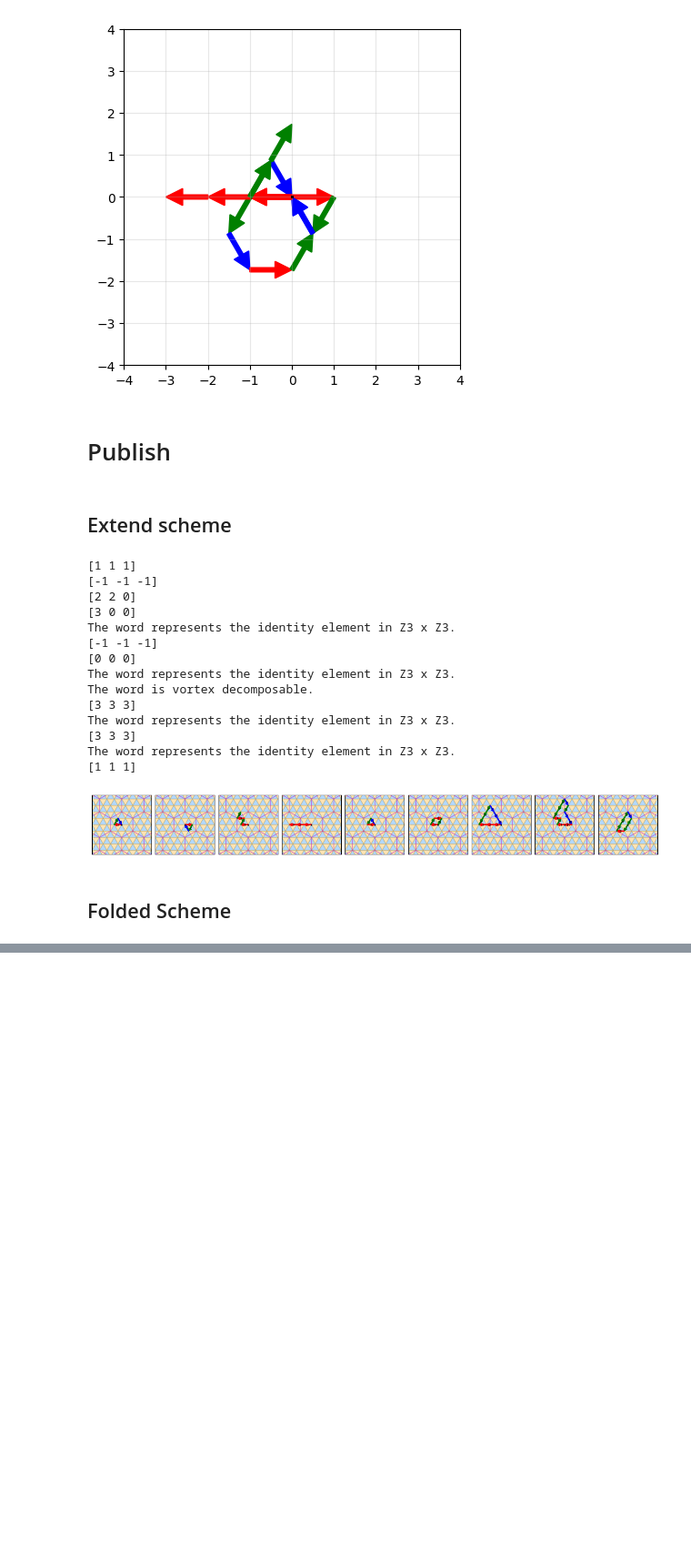
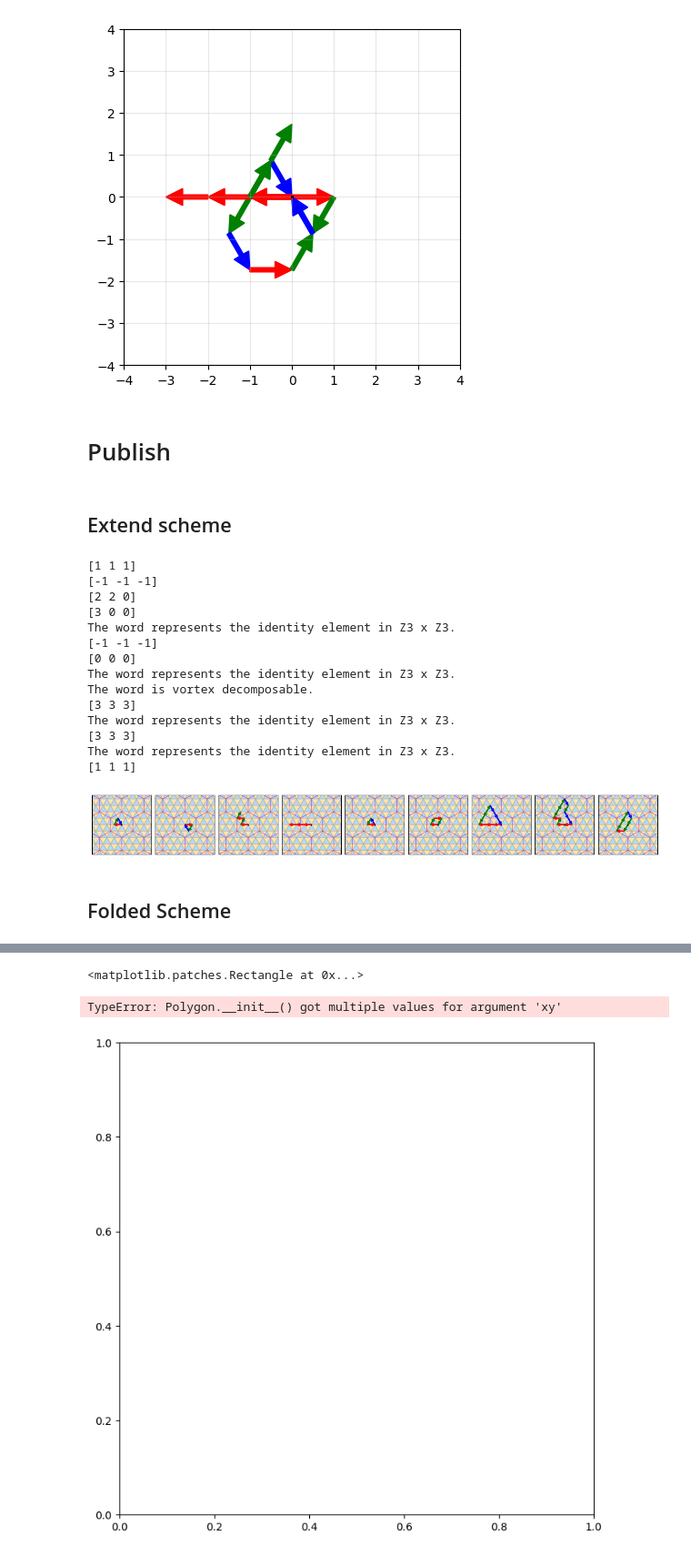
Before and after one commit to Potdooshami/2H_TaSe2_Tc_STM, a Jupyter notebook: E06_boundary_examples.ipynb, the cells around one changed output, grey strips where cells are left out. Shown at 91% size. Drawn from its saved outputs; the diff is of its cells as text; code cells hidden in the pictures; blank space fills up the shorter version.

```diff
--- a/E06_boundary_examples.ipynb
+++ b/E06_boundary_examples.ipynb
@@ -436,0 +498,73 @@ for word in words:
+# %%
+sq
+# %% [output]
+<matplotlib.patches.Rectangle at 0x...>
+# %%
+import numpy as np
+import matplotlib.pyplot as plt
+import matplotlib.patches as patches
+from shapely.geometry import Polygon, box
+
+fig, ax = plt.subplots(figsize=(8, 8))
+
+# 1. Create a Shapely geometry for the Square
+# Rectangle((-5, -5), 10, 10) -> min_x=-5, min_y=-5, max_x=5, max_y=5
+square_geom = box(-5, -5, 5, 5)
+
+# 2. Create a Shapely geometry for the Regular Hexagon
+# Calculate the vertices of the regular hexagon centered at (0,0)
+hex_radius = np.sqrt(3)
+num_sides = 6
+# Matplotlib's RegularPolygon starts with a vertex at the top (90 degrees) by default
+angles = np.linspace(0, 2 * np.pi, num_sides, endpoint=False) + np.pi / 2
+hex_vertices = [(hex_radius * np.cos(a), hex_radius * np.sin(a)) for a in angles]
+hexagon_geom = Polygon(hex_vertices)
+
+# 3. Perform the subtraction (Square - Hexagon)
+result_geom = square_geom.difference(hexagon_geom)
+
+# 4. Convert the result back to a Matplotlib patch
+# Since a hexagon inside a square leaves a single polygon with a hole,
+# we can pass the exterior and interior (hole) coordinates to patches.Polygon
+if result_geom.geom_type == 'Polygon':
+    exterior_coords = list(result_geom.exterior.coords)
+    interior_coords = [list(interior.coords) for interior in result_geom.interiors]
+
+    # Create the patch with a hole
+    subtracted_patch = patches.Polygon(
+        exterior_coords,
+        xy=exterior_coords, # In matplotlib, the first argument is xy
+        closed=True,
+        linewidth=2,
+        edgecolor='blue',
+        facecolor='lightblue',
+        alpha=0.6,
+        label='Square - Hexagon'
+    )
+    # To properly render holes, we must set the paths' interior coordinates
+    subtracted_patch.set_path(patches.Polygon(exterior_coords, holes=interior_coords).get_path())
+    ax.add_patch(subtracted_patch)
+
+# 5. Optional: Draw the original hexagon outline for visual reference
+original_hex_outline = patches.Polygon(
+    hex_vertices,
+    closed=True,
+    linewidth=2,
+    edgecolor='red',
+    facecolor='none',
+    linestyle='--',
+    label='Subtracted Hexagon Outline'
+)
+ax.add_patch(original_hex_outline)
+
+# Plot formatting
+ax.set_xlim(-6, 6)
+ax.set_ylim(-6, 6)
+ax.set_aspect('equal')
+ax.grid(True, alpha=0.3)
+ax.legend()
+plt.title("Matplotlib Patch Subtraction using Shapely")
+plt.show()
+# %% [output]
+TypeError: Polygon.__init__() got multiple values for argument 'xy'
+[figure, added]
```
Also changed, not shown: parts of 6 cells of this notebook.
